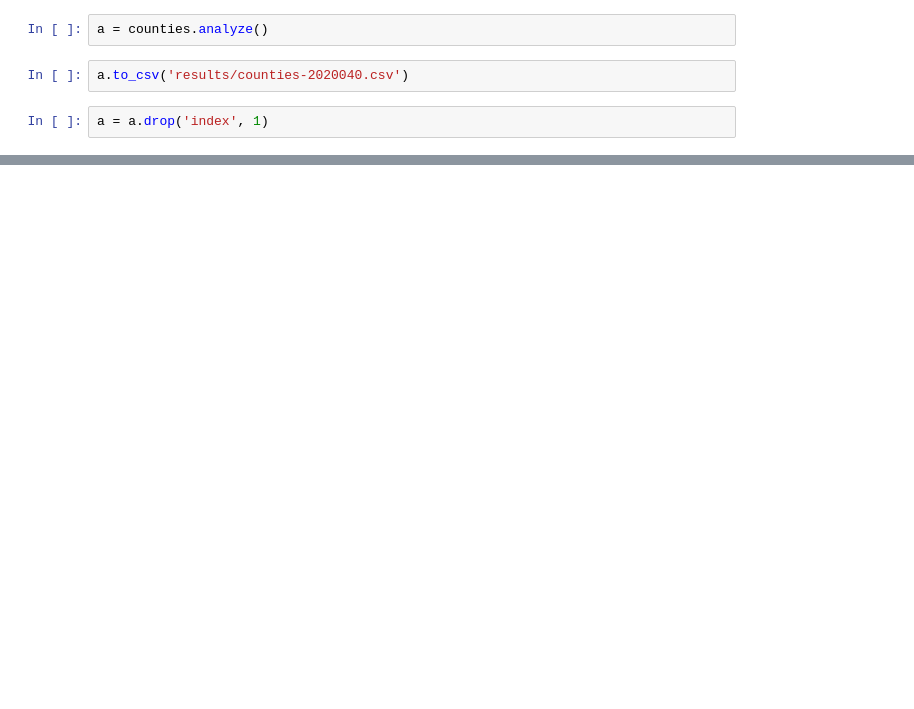
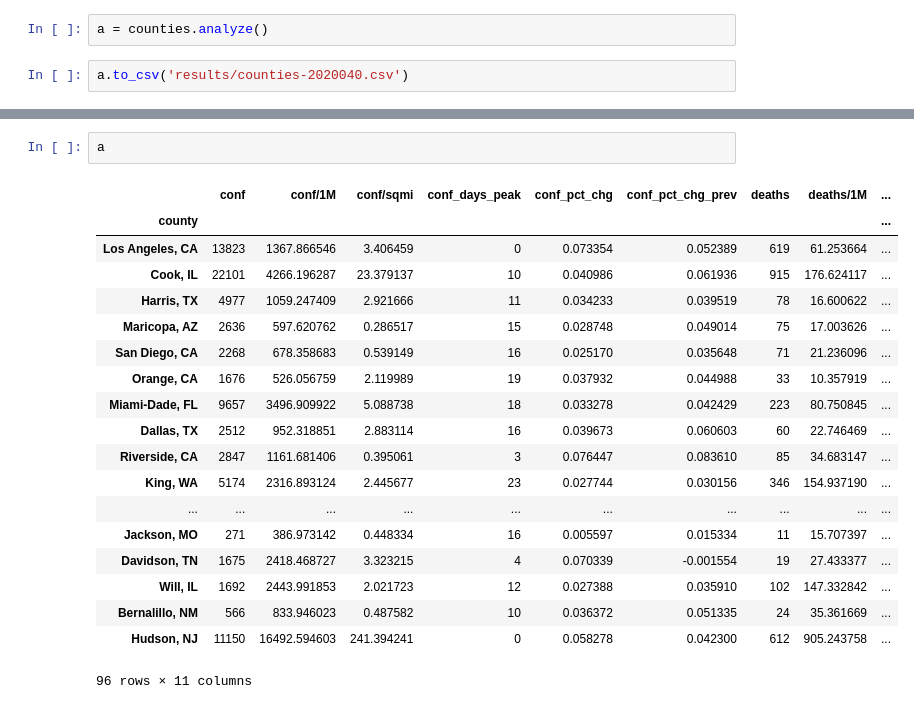
Before and after one commit to nearwalden/covid-compute, a Jupyter notebook: testing2.ipynb, the cells around one changed output, grey strips where cells are left out. Saved outputs shown, nothing was run; the diff lists cells and outputs as text; blank space fills up the shorter version.

```diff
--- a/testing2.ipynb
+++ b/testing2.ipynb
@@ -36,5 +41,3 @@ cd.plot_state_new_cases(['CO'])
 a = counties.analyze()
 # %%
 a.to_csv('results/counties-2020040.csv')
-# %%
-a = a.drop('index', 1)
@@ -66,0 +44,22 @@ Name: pct_change_2day, dtype: int64
+# %%
+a
+# %% [output]
+|  | conf | conf/1M | conf/sqmi | conf_days_peak | conf_pct_chg | conf_pct_chg_prev | deaths | deaths/1M | ... |
+| county |  |  |  |  |  |  |  |  | ... |
+| Los Angeles, CA | 13823 | 1367.866546 | 3.406459 | 0 | 0.073354 | 0.052389 | 619 | 61.253664 | ... |
+| Cook, IL | 22101 | 4266.196287 | 23.379137 | 10 | 0.040986 | 0.061936 | 915 | 176.624117 | ... |
+| Harris, TX | 4977 | 1059.247409 | 2.921666 | 11 | 0.034233 | 0.039519 | 78 | 16.600622 | ... |
+| Maricopa, AZ | 2636 | 597.620762 | 0.286517 | 15 | 0.028748 | 0.049014 | 75 | 17.003626 | ... |
+| San Diego, CA | 2268 | 678.358683 | 0.539149 | 16 | 0.025170 | 0.035648 | 71 | 21.236096 | ... |
+| Orange, CA | 1676 | 526.056759 | 2.119989 | 19 | 0.037932 | 0.044988 | 33 | 10.357919 | ... |
+| Miami-Dade, FL | 9657 | 3496.909922 | 5.088738 | 18 | 0.033278 | 0.042429 | 223 | 80.750845 | ... |
+| Dallas, TX | 2512 | 952.318851 | 2.883114 | 16 | 0.039673 | 0.060603 | 60 | 22.746469 | ... |
+| Riverside, CA | 2847 | 1161.681406 | 0.395061 | 3 | 0.076447 | 0.083610 | 85 | 34.683147 | ... |
+| King, WA | 5174 | 2316.893124 | 2.445677 | 23 | 0.027744 | 0.030156 | 346 | 154.937190 | ... |
+| ... | ... | ... | ... | ... | ... | ... | ... | ... | ... |
+| Jackson, MO | 271 | 386.973142 | 0.448334 | 16 | 0.005597 | 0.015334 | 11 | 15.707397 | ... |
+| Davidson, TN | 1675 | 2418.468727 | 3.323215 | 4 | 0.070339 | -0.001554 | 19 | 27.433377 | ... |
+| Will, IL | 1692 | 2443.991853 | 2.021723 | 12 | 0.027388 | 0.035910 | 102 | 147.332842 | ... |
+| Bernalillo, NM | 566 | 833.946023 | 0.487582 | 10 | 0.036372 | 0.051335 | 24 | 35.361669 | ... |
+| Hudson, NJ | 11150 | 16492.594603 | 241.394241 | 0 | 0.058278 | 0.042300 | 612 | 905.243758 | ... |
+96 rows × 11 columns
```
Also changed, not shown: parts of 23 cells of this notebook, 11 other files.
